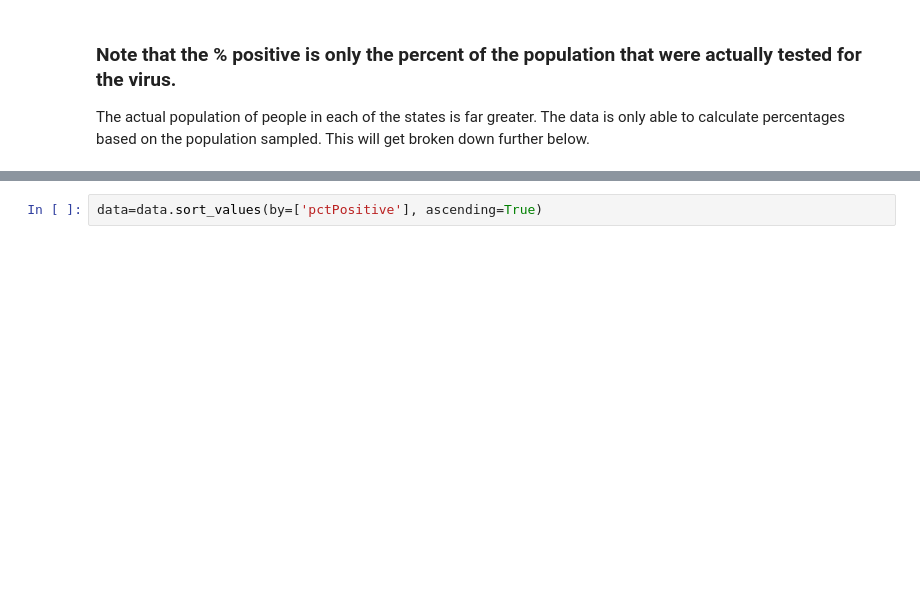
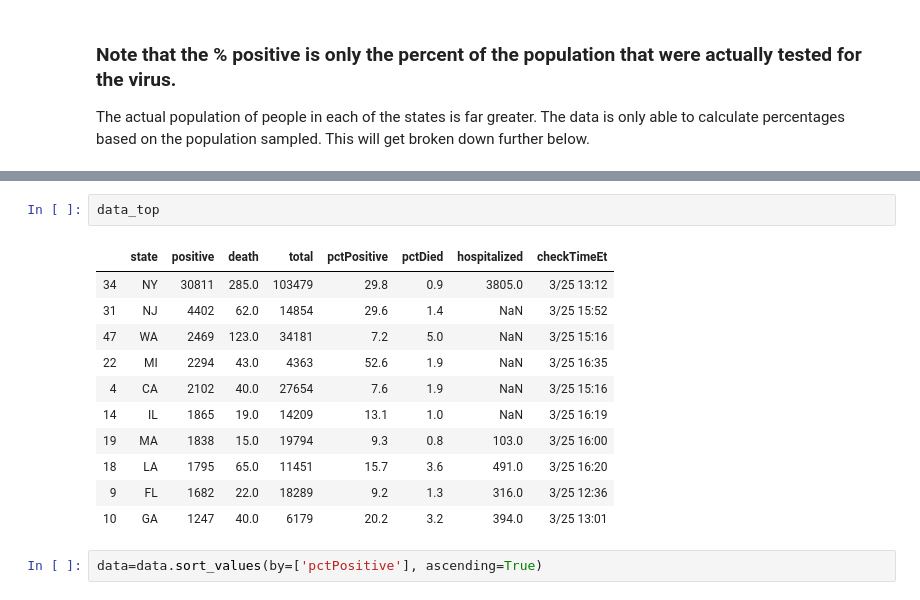
Before and after one commit to tehila440/covid19, a Jupyter notebook: Covid_State_data.ipynb, the cells around one changed output, grey strips where cells are left out. Cells and saved outputs as stored; diff of their text form; blank space fills up the shorter version.

```diff
--- a/Covid_State_data.ipynb
+++ b/Covid_State_data.ipynb
@@ -56,3 +63,17 @@ The actual population of people in each of the states is far greater.  The data
+# %%
+data_top
+# %% [output]
+|  | state | positive | death | total | pctPositive | pctDied | hospitalized | checkTimeEt |
+| 34 | NY | 30811 | 285.0 | 103479 | 29.8 | 0.9 | 3805.0 | 3/25 13:12 |
+| 31 | NJ | 4402 | 62.0 | 14854 | 29.6 | 1.4 | NaN | 3/25 15:52 |
+| 47 | WA | 2469 | 123.0 | 34181 | 7.2 | 5.0 | NaN | 3/25 15:16 |
+| 22 | MI | 2294 | 43.0 | 4363 | 52.6 | 1.9 | NaN | 3/25 16:35 |
+| 4 | CA | 2102 | 40.0 | 27654 | 7.6 | 1.9 | NaN | 3/25 15:16 |
+| 14 | IL | 1865 | 19.0 | 14209 | 13.1 | 1.0 | NaN | 3/25 16:19 |
+| 19 | MA | 1838 | 15.0 | 19794 | 9.3 | 0.8 | 103.0 | 3/25 16:00 |
+| 18 | LA | 1795 | 65.0 | 11451 | 15.7 | 3.6 | 491.0 | 3/25 16:20 |
+| 9 | FL | 1682 | 22.0 | 18289 | 9.2 | 1.3 | 316.0 | 3/25 12:36 |
+| 10 | GA | 1247 | 40.0 | 6179 | 20.2 | 3.2 | 394.0 | 3/25 13:01 |
 # %%
 data=data.sort_values(by=['pctPositive'], ascending=True)
 # %%
```
Also changed, not shown: parts of 10 cells of this notebook.
